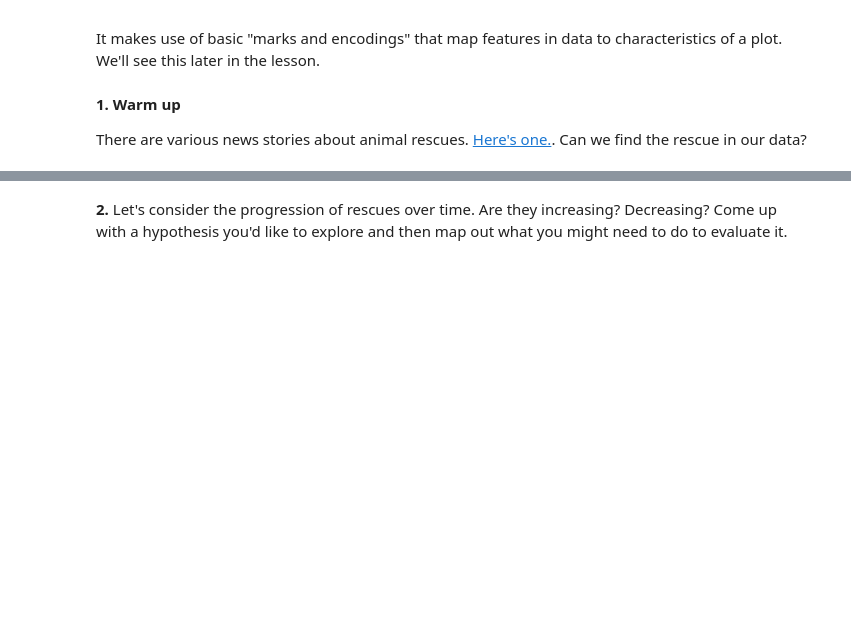
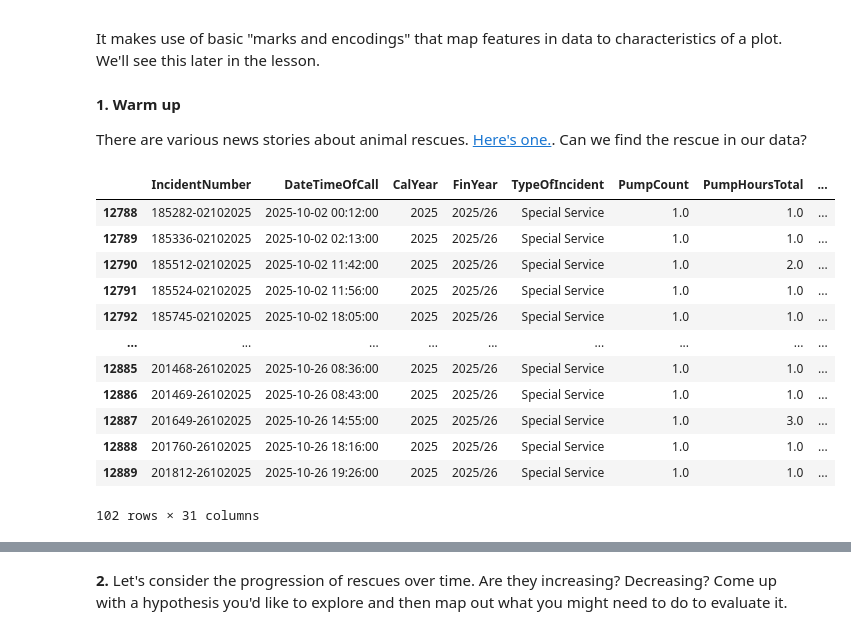
Before and after one commit to dianashin00/2026-Image-and-Sound, a Jupyter notebook: lessons/03_lecture/Classtime_3.ipynb, the cells around one changed output, grey strips where cells are left out. Cells and saved outputs as stored; diff of their text form; code cells hidden in the pictures; blank space fills up the shorter version.

```diff
--- a/lessons/03_lecture/Classtime_3.ipynb
+++ b/lessons/03_lecture/Classtime_3.ipynb
@@ -95,0 +121,23 @@ There are various news stories about animal rescues. [Here's one.](https://www.l
+# %%
+call_date = lfb["DateTimeOfCall"].dt.normalize()
+
+date_filter = (
+    (call_date > pd.Timestamp("2025-10-01"))
+    & (call_date <= pd.Timestamp("2025-10-26"))
+)
+
+lfb[date_filter]
+# %% [output]
+|  | IncidentNumber | DateTimeOfCall | CalYear | FinYear | TypeOfIncident | PumpCount | PumpHoursTotal | ... |
+| 12788 | 185282-02102025 | 2025-10-02 00:12:00 | 2025 | 2025/26 | Special Service | 1.0 | 1.0 | ... |
+| 12789 | 185336-02102025 | 2025-10-02 02:13:00 | 2025 | 2025/26 | Special Service | 1.0 | 1.0 | ... |
+| 12790 | 185512-02102025 | 2025-10-02 11:42:00 | 2025 | 2025/26 | Special Service | 1.0 | 2.0 | ... |
+| 12791 | 185524-02102025 | 2025-10-02 11:56:00 | 2025 | 2025/26 | Special Service | 1.0 | 1.0 | ... |
+| 12792 | 185745-02102025 | 2025-10-02 18:05:00 | 2025 | 2025/26 | Special Service | 1.0 | 1.0 | ... |
+| ... | ... | ... | ... | ... | ... | ... | ... | ... |
+| 12885 | 201468-26102025 | 2025-10-26 08:36:00 | 2025 | 2025/26 | Special Service | 1.0 | 1.0 | ... |
+| 12886 | 201469-26102025 | 2025-10-26 08:43:00 | 2025 | 2025/26 | Special Service | 1.0 | 1.0 | ... |
+| 12887 | 201649-26102025 | 2025-10-26 14:55:00 | 2025 | 2025/26 | Special Service | 1.0 | 3.0 | ... |
+| 12888 | 201760-26102025 | 2025-10-26 18:16:00 | 2025 | 2025/26 | Special Service | 1.0 | 1.0 | ... |
+| 12889 | 201812-26102025 | 2025-10-26 19:26:00 | 2025 | 2025/26 | Special Service | 1.0 | 1.0 | ... |
+102 rows × 31 columns
```
Also changed, not shown: parts of 8 cells of this notebook, 1 other file.
